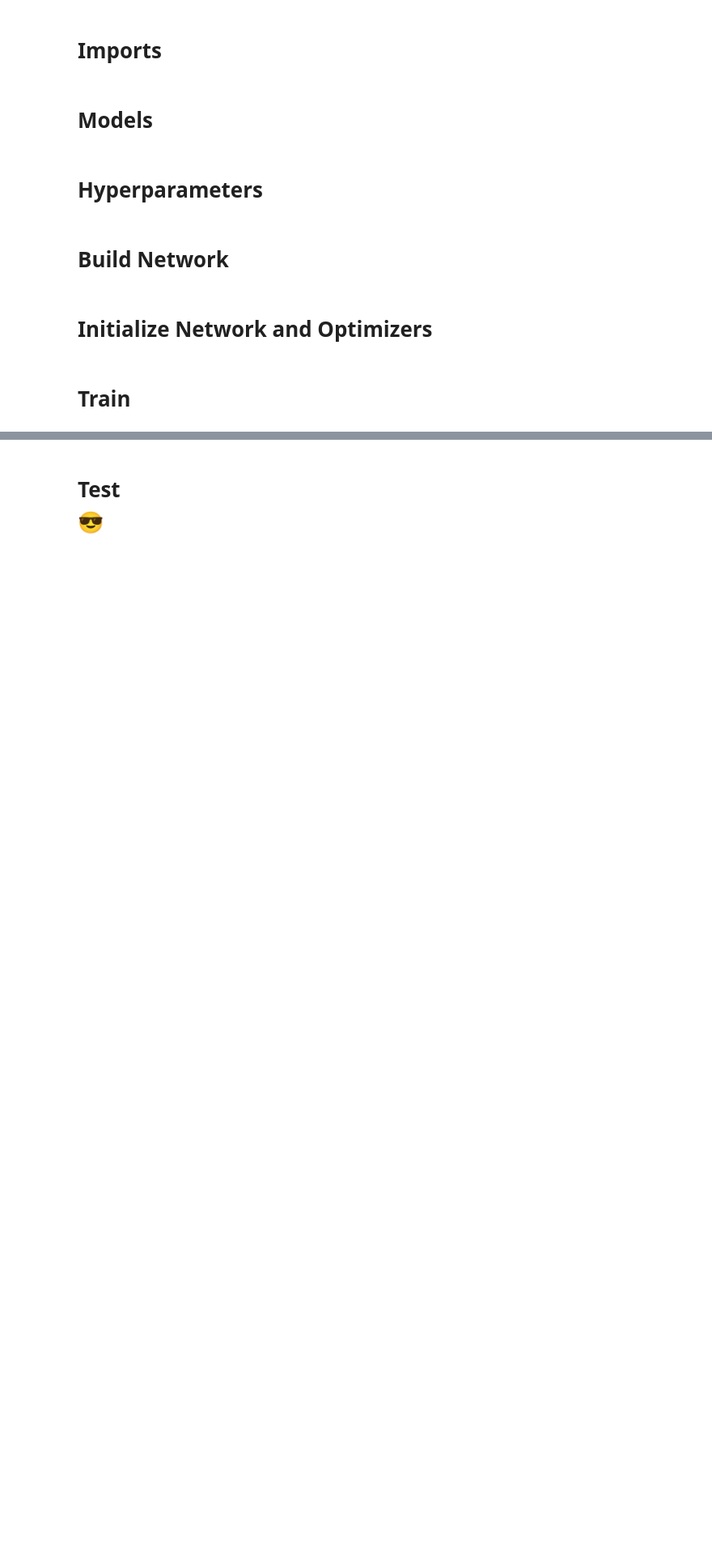
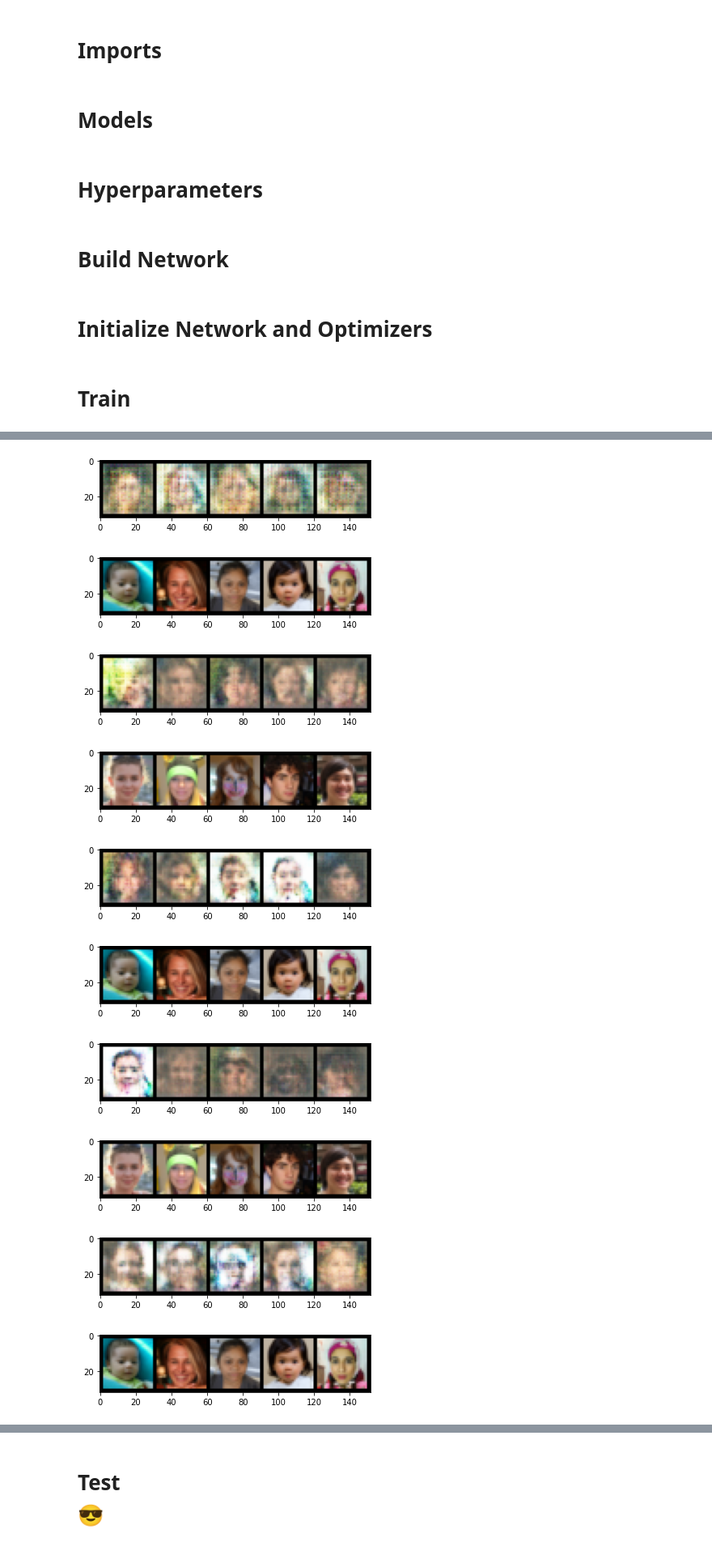
Before and after one commit to rajan-blackboxes/GAN, a Jupyter notebook: WGAN/WGAN.ipynb, the cells around one changed output, grey strips where cells are left out. Shown at 81% size. Drawn from its saved outputs; the diff is of its cells as text; code cells hidden in the pictures; blank space fills up the shorter version.

```diff
--- a/WGAN/WGAN.ipynb
+++ b/WGAN/WGAN.ipynb
@@ -159,0 +145,24 @@ train(data_loader,
+# %%
+G.load_state_dict(torch.load('G.pth'))
+train(data_loader,
+      G, C,
+      G_opt, C_opt,
+      n_epochs = EPOCHS,
+      device = DEVICE,
+      critic_repeat = CRITIC_REPEAT,
+      gen_repeat = GEN_REPEAT,
+      display_step = DISPLAY_STEP,
+      z_dim = Z_DIM,
+      c_lambda = C_LAMBDA
+     )
+# %% [output]
+[figure, added]
+[figure, added]
+[figure, added]
+[figure, added]
+[figure, added]
+[figure, added]
+[figure, added]
+[figure, added]
+[figure, added]
+[figure, added]
```
Also changed, not shown: parts of 16 cells of this notebook.
